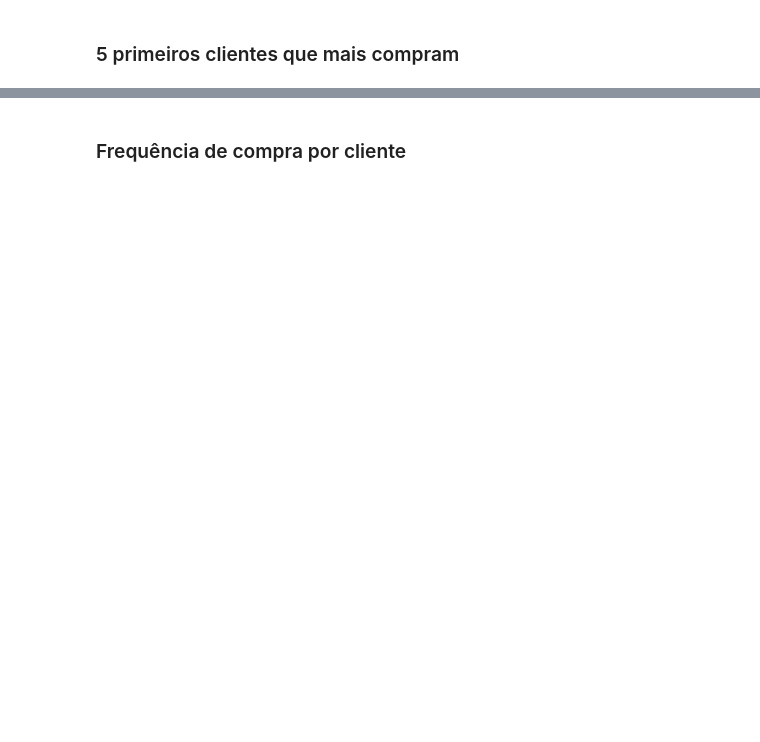
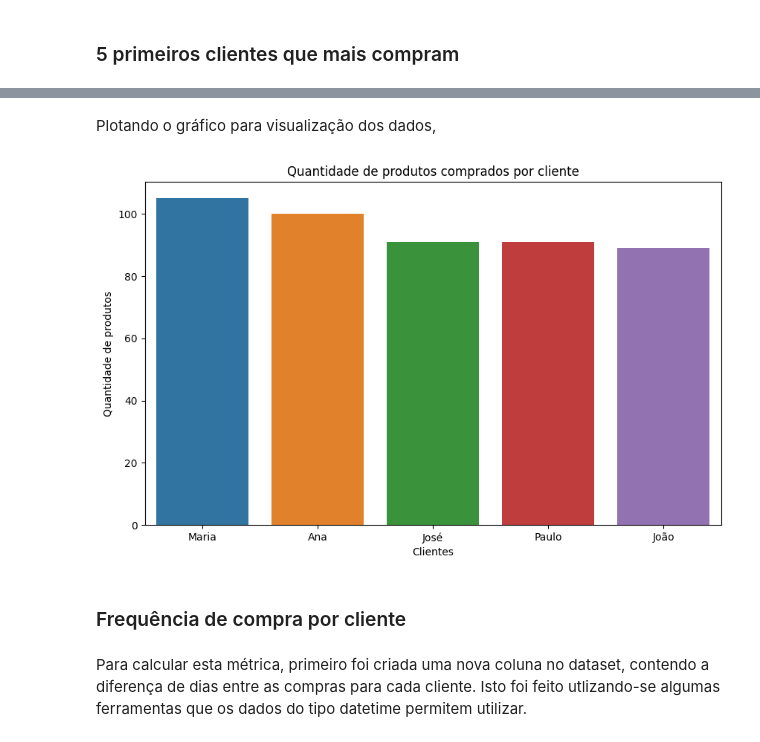
Before and after one commit to rfprates/extraindo_dados_pdf, a Jupyter notebook: data_extraction_pdf.ipynb, the cells around one changed output, grey strips where cells are left out. Cells and saved outputs as stored; diff of their text form; code cells hidden in the pictures; blank space fills up the shorter version.

```diff
--- a/data_extraction_pdf.ipynb
+++ b/data_extraction_pdf.ipynb
@@ -450,0 +489,3 @@ plt.show()
+# %%
+purchases_by_customer = pd.DataFrame(data = sales_df['customer'].value_counts())
+purchases_by_customer
@@ -450,0 +502,3 @@ plt.show()
+# %%
+purchases_by_customer = purchases_by_customer.reset_index()
+purchases_by_customer
@@ -450,0 +512,3 @@ plt.show()
+# %%
+purchases_by_customer = purchases_by_customer.rename(columns = {'customer':'cliente', 'count':'quantidade_comprada'})
+purchases_by_customer
@@ -451,2 +522,20 @@ plt.show()
+# %% [markdown]
+Plotando o gráfico para visualização dos dados,
+# %%
+plt.figure(figsize = (10,6))
+sns.barplot(
+    data = purchases_by_customer,
+    x = 'cliente',
+    y = 'quantidade_comprada',
+    errorbar = None
+    )
+plt.xlabel('Clientes')
+plt.ylabel('Quantidade de produtos')
+plt.title('Quantidade de produtos comprados por cliente')
+plt.show()
+# %% [output]
+[figure, added]
 # %% [markdown]
 ### Frequência de compra por cliente
+# %% [markdown]
+Para calcular esta métrica, primeiro foi criada uma nova coluna no dataset, contendo a diferença de dias entre as compras para cada cliente. Isto foi feito utlizando-se algumas ferramentas que os dados do tipo datetime permitem utilizar.
```
Also changed, not shown: parts of 20 cells of this notebook.
